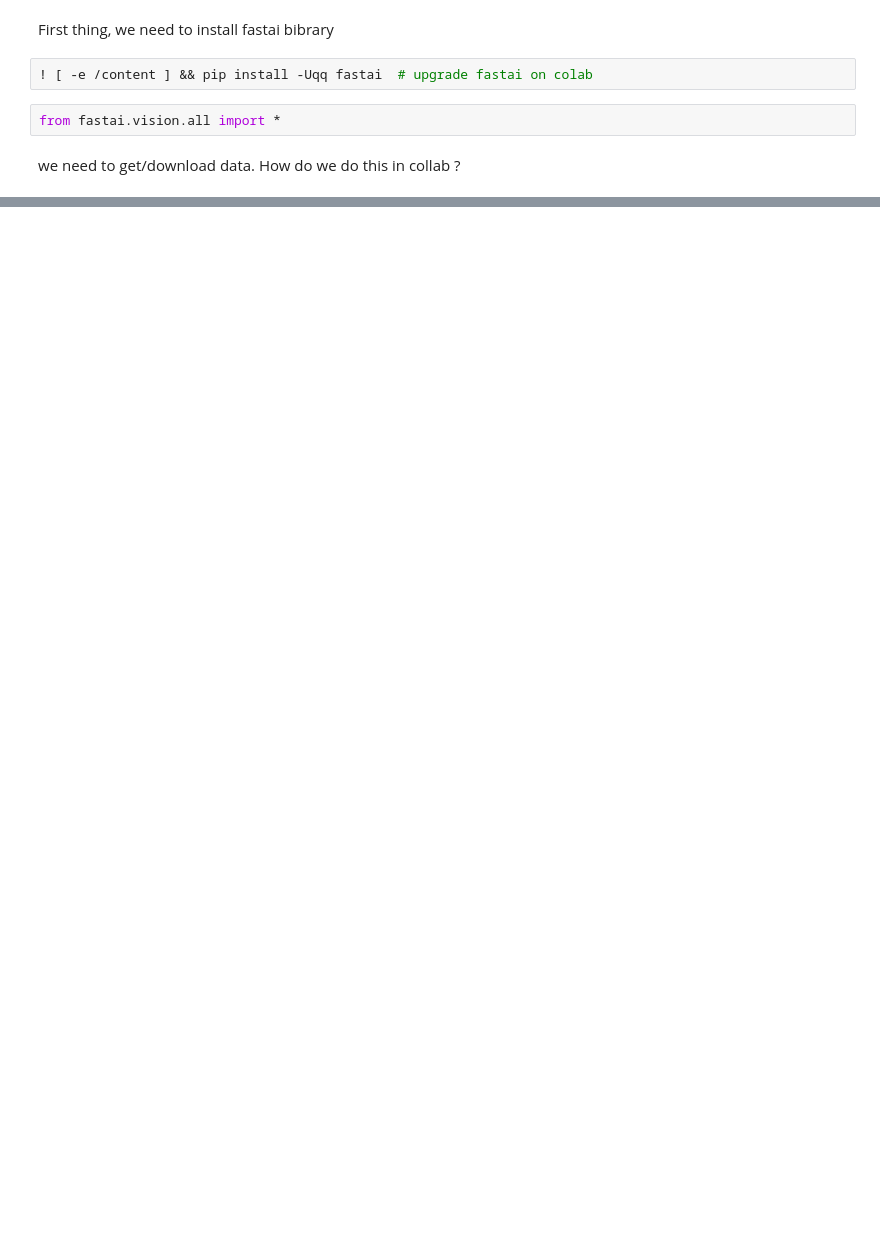
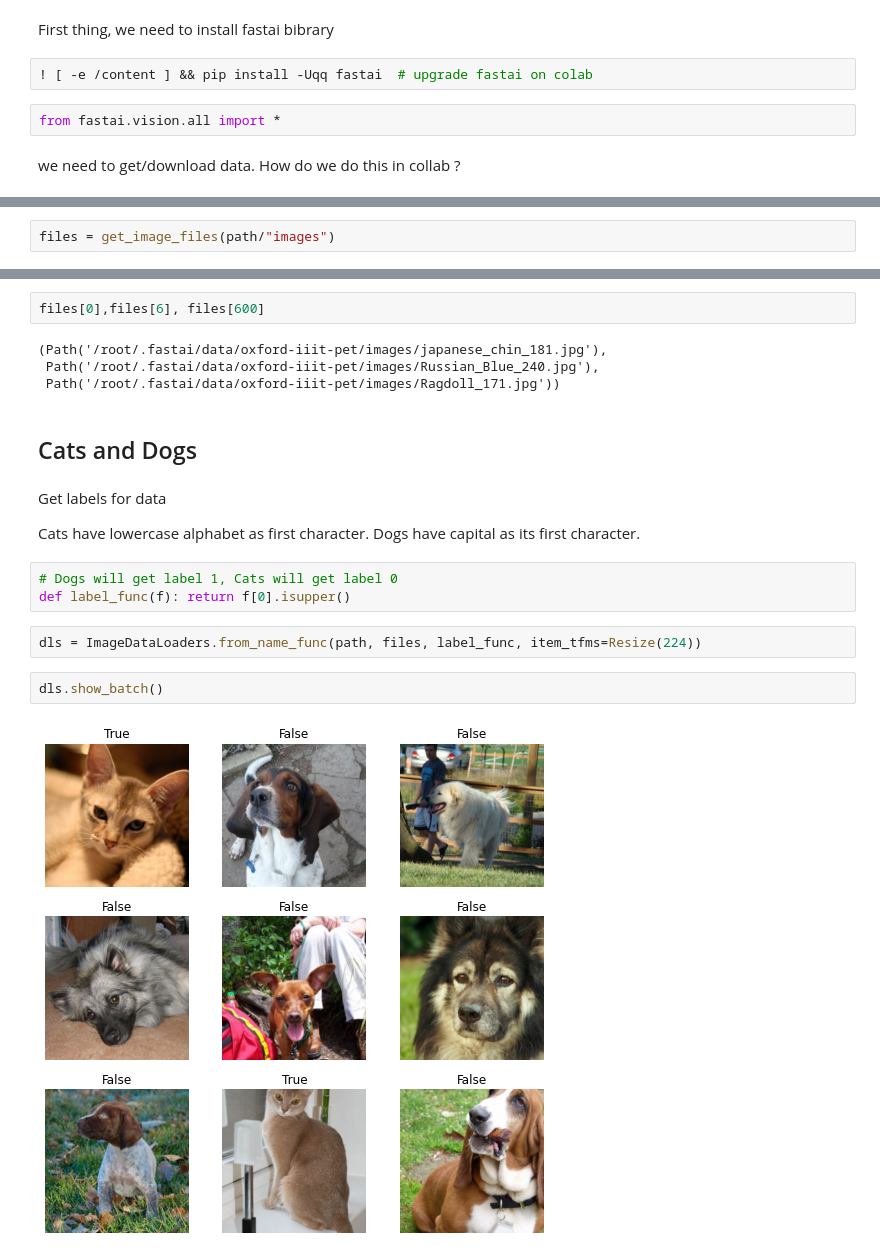
Before and after one commit to vineet-codes/ai-notebooks, a Jupyter notebook: fastai_vision_01.ipynb, the cells around one changed output, grey strips where cells are left out. Drawn from its saved outputs; the diff is of its cells as text; blank space fills up the shorter version.

```diff
--- a/fastai_vision_01.ipynb
+++ b/fastai_vision_01.ipynb
@@ -19,0 +16,2 @@ Path('/root/.fastai/data/oxford-iiit-pet')
+# %%
+files = get_image_files(path/"images")
@@ -19,0 +22,21 @@ Path('/root/.fastai/data/oxford-iiit-pet')
+# %%
+files[0],files[6], files[600]
+# %% [output]
+(Path('/root/.fastai/data/oxford-iiit-pet/images/japanese_chin_181.jpg'),
+ Path('/root/.fastai/data/oxford-iiit-pet/images/Russian_Blue_240.jpg'),
+ Path('/root/.fastai/data/oxford-iiit-pet/images/Ragdoll_171.jpg'))
+# %% [markdown]
+## Cats and Dogs
+# %% [markdown]
+Get labels for data
+
+Cats have lowercase alphabet as first character. Dogs have capital as its first character.
+# %%
+# Dogs will get label 1, Cats will get label 0
+def label_func(f): return f[0].isupper()
+# %%
+dls = ImageDataLoaders.from_name_func(path, files, label_func, item_tfms=Resize(224))
+# %%
+dls.show_batch()
+# %% [output]
+[figure, added]
```
Also changed, not shown: parts of 21 cells of this notebook.
